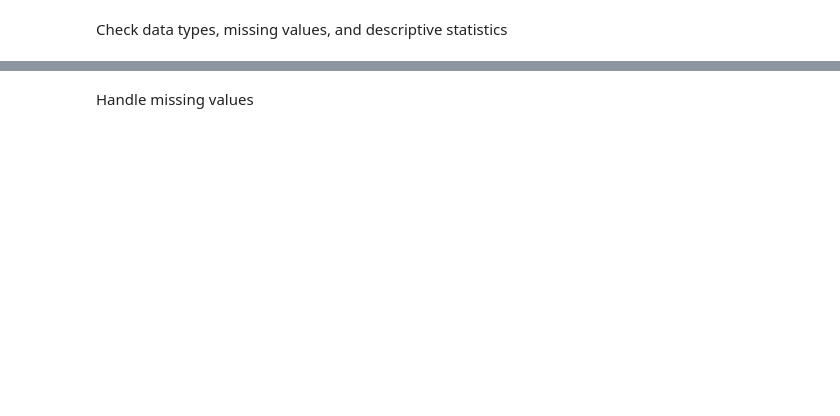
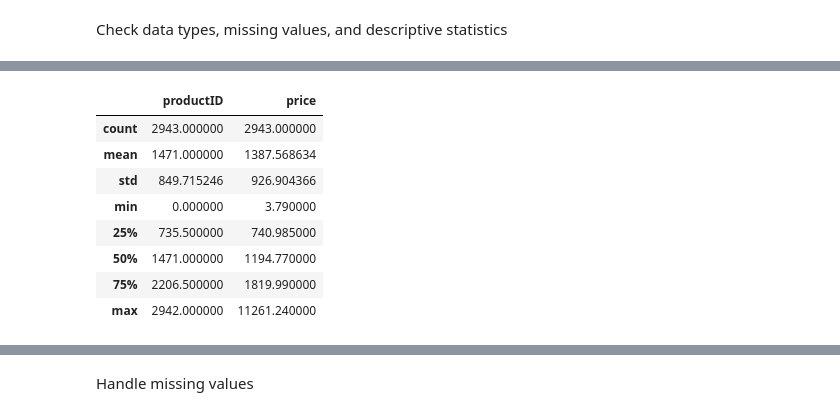
Before and after one commit to Fai/VISAI-AI-Bootcamp-2024, a Jupyter notebook: Capstone Project/EDA.ipynb, the cells around one changed output, grey strips where cells are left out. Saved outputs shown, nothing was run; the diff lists cells and outputs as text; code cells hidden in the pictures; blank space fills up the shorter version.

```diff
--- a/Capstone Project/EDA.ipynb
+++ b/Capstone Project/EDA.ipynb
@@ -8,6 +34,6 @@ import matplotlib.pyplot as plt
 # %% [markdown]
 Load the data
 # %%
-df = pd.read_csv('train.csv')
+data = pd.read_csv('train.csv')
 # %% [markdown]
 Explore the data
@@ -57,0 +77,12 @@ dtype: int64
+# %%
+data.describe()
+# %% [output]
+|  | productID | price |
+| count | 2943.000000 | 2943.000000 |
+| mean | 1471.000000 | 1387.568634 |
+| std | 849.715246 | 926.904366 |
+| min | 0.000000 | 3.790000 |
+| 25% | 735.500000 | 740.985000 |
+| 50% | 1471.000000 | 1194.770000 |
+| 75% | 2206.500000 | 1819.990000 |
+| max | 2942.000000 | 11261.240000 |
```
Also changed, not shown: parts of 51 cells of this notebook, 5 other files.
